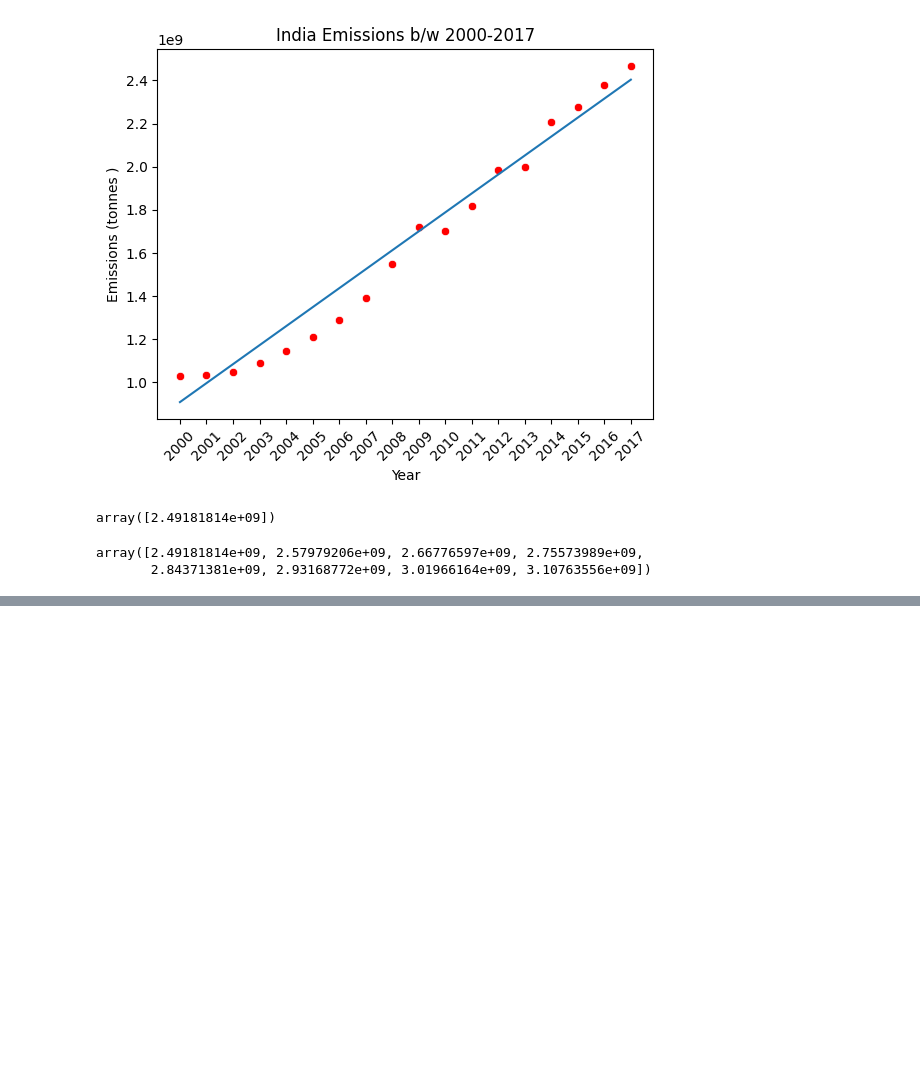
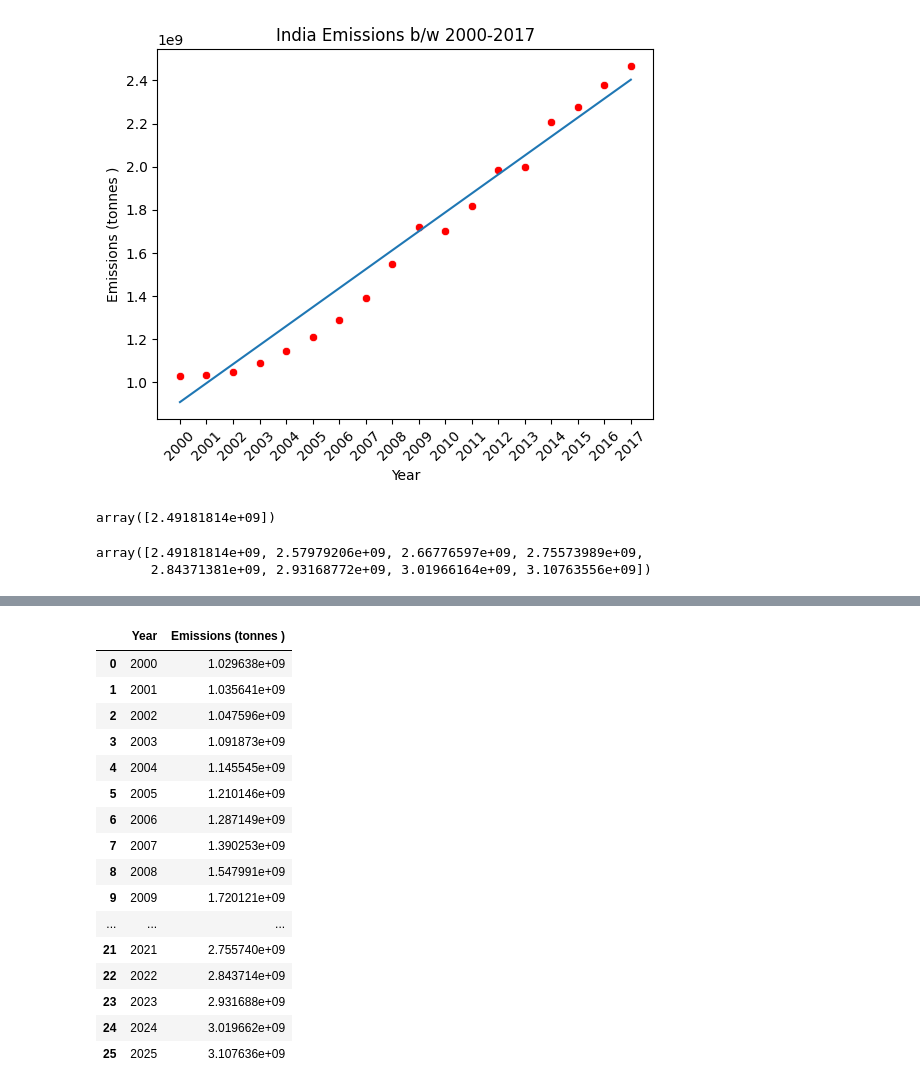
Before and after one commit to abhaygzb15/CO2-Emission-Analysis-and-Prediction, a Jupyter notebook: Prediction Model/India Prediction Model.ipynb, the cells around one changed output, grey strips where cells are left out. Cells and saved outputs as stored; diff of their text form; code cells hidden in the pictures; blank space fills up the shorter version.

```diff
--- a/Prediction Model/India Prediction Model.ipynb
+++ b/Prediction Model/India Prediction Model.ipynb
@@ -86,3 +86,7 @@ predicted
 # %% [output]
 array([2.49181814e+09, 2.57979206e+09, 2.66776597e+09, 2.75573989e+09,
        2.84371381e+09, 2.93168772e+09, 3.01966164e+09, 3.10763556e+09])
+# %%
+Years=[2018,2019,2020,2021,2022,2023,2024,2025]
+predicted=pd.DataFrame({'Year':Years,'Emissions (tonnes )':predicted})
+predicted
@@ -88,0 +103,22 @@ array([2.49181814e+09, 2.57979206e+09, 2.66776597e+09, 2.75573989e+09,
+# %%
+df_new=df[['Year','Emissions (tonnes )']]
+combined_df = pd.concat([df_new, predicted],ignore_index=True)
+combined_df
+# %% [output]
+|  | Year | Emissions (tonnes ) |
+| 0 | 2000 | 1.029638e+09 |
+| 1 | 2001 | 1.035641e+09 |
+| 2 | 2002 | 1.047596e+09 |
+| 3 | 2003 | 1.091873e+09 |
+| 4 | 2004 | 1.145545e+09 |
+| 5 | 2005 | 1.210146e+09 |
+| 6 | 2006 | 1.287149e+09 |
+| 7 | 2007 | 1.390253e+09 |
+| 8 | 2008 | 1.547991e+09 |
+| 9 | 2009 | 1.720121e+09 |
+| ... | ... | ... |
+| 21 | 2021 | 2.755740e+09 |
+| 22 | 2022 | 2.843714e+09 |
+| 23 | 2023 | 2.931688e+09 |
+| 24 | 2024 | 3.019662e+09 |
+| 25 | 2025 | 3.107636e+09 |
```
Also changed, not shown: parts of 2 cells of this notebook.
